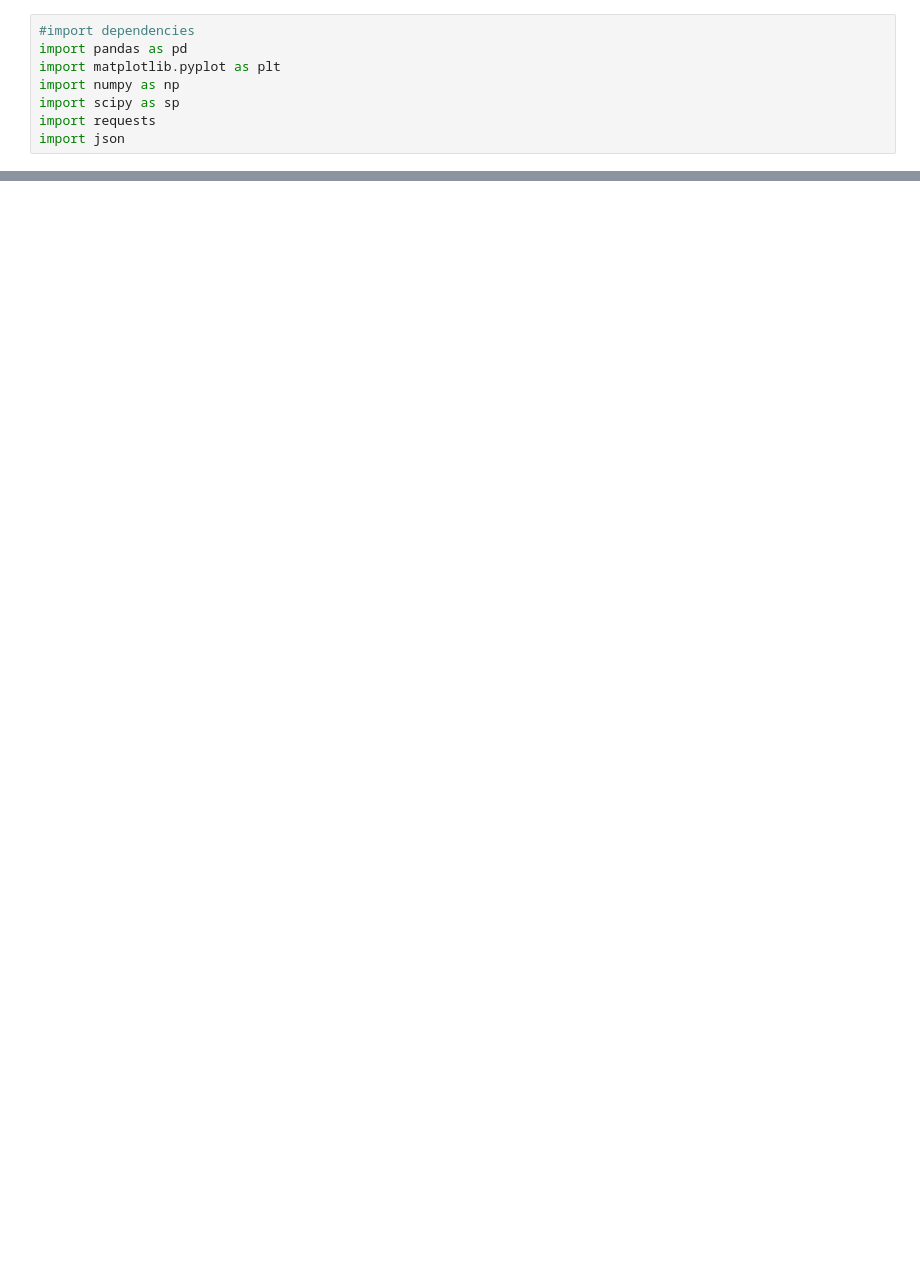
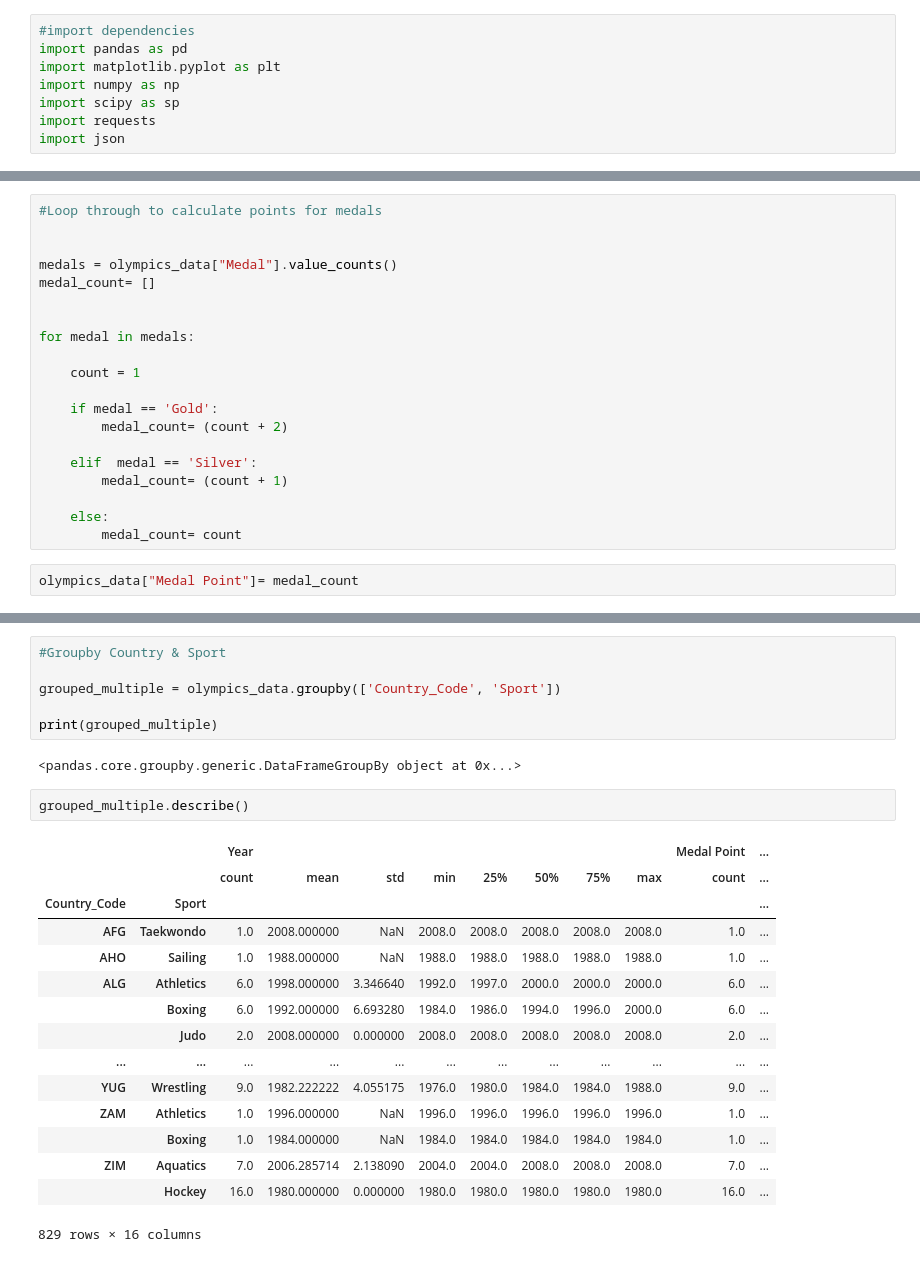
Before and after one commit to rbvancleave/project_1_olympicmedals, a Jupyter notebook: Summer-Olympics-Main.ipynb, the cells around one changed output, grey strips where cells are left out. Cells and saved outputs as stored; diff of their text form; blank space fills up the shorter version.

```diff
--- a/Summer-Olympics-Main.ipynb
+++ b/Summer-Olympics-Main.ipynb
@@ -19,0 +51,22 @@ olympics_data.head()
+# %%
+#Loop through to calculate points for medals
+
+
+medals = olympics_data["Medal"].value_counts()
+medal_count= []
+
+
+for medal in medals:
+
+    count = 1
+
+    if medal == 'Gold':
+        medal_count= (count + 2)
+
+    elif  medal == 'Silver':
+        medal_count= (count + 1)
+
+    else:
+        medal_count= count
+# %%
+olympics_data["Medal Point"]= medal_count
@@ -19,0 +89,26 @@ olympics_data.head()
+# %%
+#Groupby Country & Sport
+
+grouped_multiple = olympics_data.groupby(['Country_Code', 'Sport'])
+
+print(grouped_multiple)
+# %% [output]
+<pandas.core.groupby.generic.DataFrameGroupBy object at 0x...>
+# %%
+grouped_multiple.describe()
+# %% [output]
+|  |  | Year |  |  |  |  |  |  |  | Medal Point | ... |
+|  |  | count | mean | std | min | 25% | 50% | 75% | max | count | ... |
+| Country_Code | Sport |  |  |  |  |  |  |  |  |  | ... |
+| AFG | Taekwondo | 1.0 | 2008.000000 | NaN | 2008.0 | 2008.0 | 2008.0 | 2008.0 | 2008.0 | 1.0 | ... |
+| AHO | Sailing | 1.0 | 1988.000000 | NaN | 1988.0 | 1988.0 | 1988.0 | 1988.0 | 1988.0 | 1.0 | ... |
+| ALG | Athletics | 6.0 | 1998.000000 | 3.346640 | 1992.0 | 1997.0 | 2000.0 | 2000.0 | 2000.0 | 6.0 | ... |
+|  | Boxing | 6.0 | 1992.000000 | 6.693280 | 1984.0 | 1986.0 | 1994.0 | 1996.0 | 2000.0 | 6.0 | ... |
+|  | Judo | 2.0 | 2008.000000 | 0.000000 | 2008.0 | 2008.0 | 2008.0 | 2008.0 | 2008.0 | 2.0 | ... |
+| ... | ... | ... | ... | ... | ... | ... | ... | ... | ... | ... | ... |
+| YUG | Wrestling | 9.0 | 1982.222222 | 4.055175 | 1976.0 | 1980.0 | 1984.0 | 1984.0 | 1988.0 | 9.0 | ... |
+| ZAM | Athletics | 1.0 | 1996.000000 | NaN | 1996.0 | 1996.0 | 1996.0 | 1996.0 | 1996.0 | 1.0 | ... |
+|  | Boxing | 1.0 | 1984.000000 | NaN | 1984.0 | 1984.0 | 1984.0 | 1984.0 | 1984.0 | 1.0 | ... |
+| ZIM | Aquatics | 7.0 | 2006.285714 | 2.138090 | 2004.0 | 2004.0 | 2008.0 | 2008.0 | 2008.0 | 7.0 | ... |
+|  | Hockey | 16.0 | 1980.000000 | 0.000000 | 1980.0 | 1980.0 | 1980.0 | 1980.0 | 1980.0 | 16.0 | ... |
+829 rows × 16 columns
```
Also changed, not shown: parts of 9 cells of this notebook.
